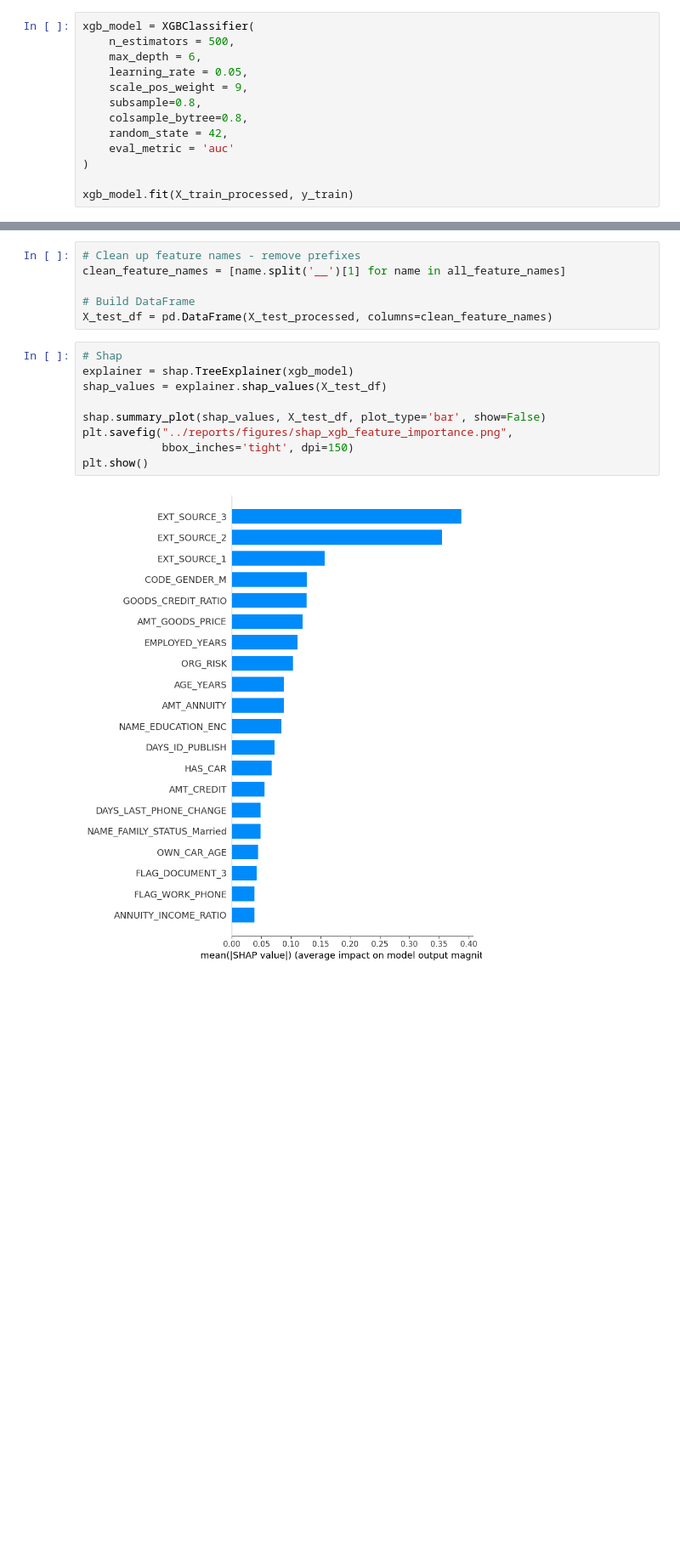
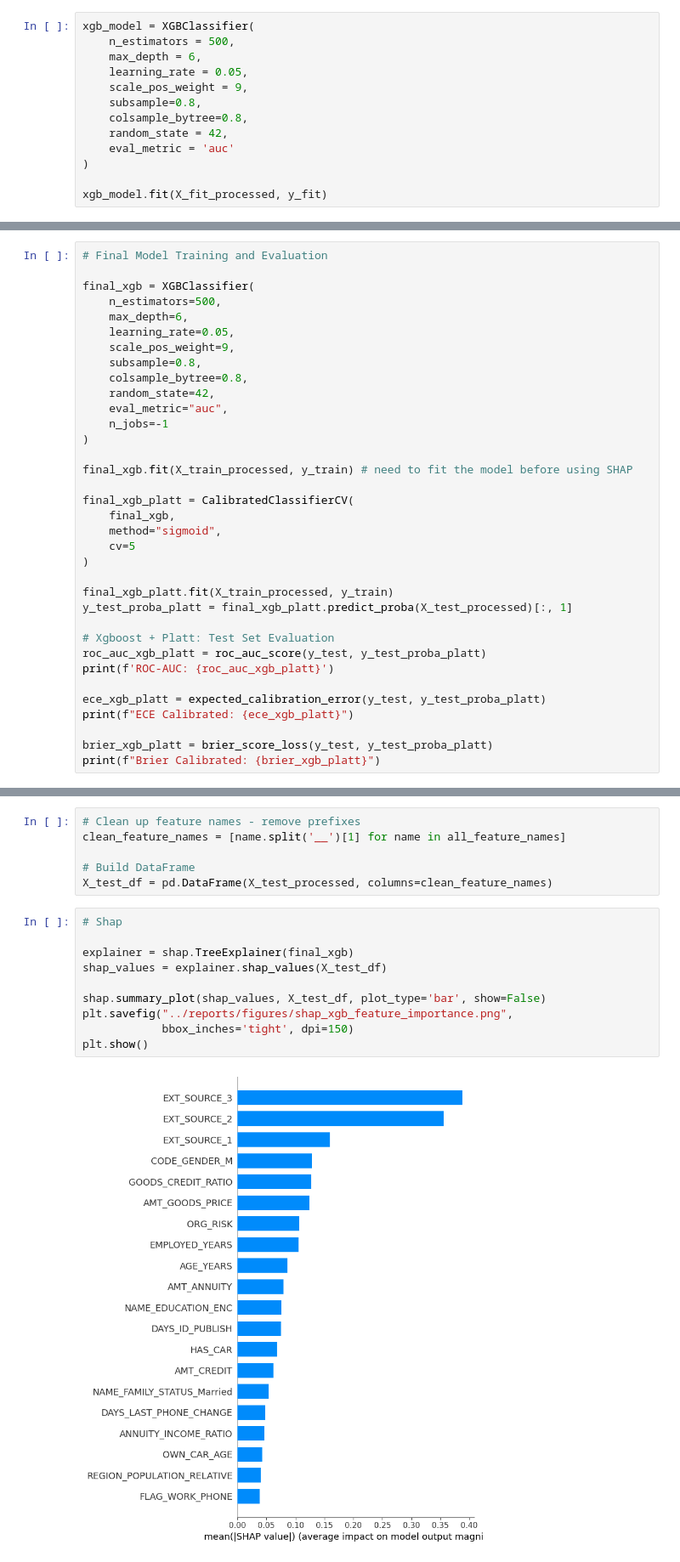
Before and after one commit to pratiksingh1296/credit-risk-modeling, a Jupyter notebook: notebooks/07_xgb_modeling.ipynb, the cells around one changed output, grey strips where cells are left out. Shown at 85% size. Drawn from its saved outputs; the diff is of its cells as text; blank space fills up the shorter version.

Commit message:
Finalize credit risk modeling pipeline

```diff
--- a/notebooks/07_xgb_modeling.ipynb
+++ b/notebooks/07_xgb_modeling.ipynb
@@ -31,7 +35,7 @@ xgb_model = XGBClassifier(
     eval_metric = 'auc'
 )
 
-xgb_model.fit(X_train_processed, y_train)
+xgb_model.fit(X_fit_processed, y_fit)
 # %% [output]
 XGBClassifier(base_score=None, booster=None, callbacks=None,
               colsample_bylevel=None, colsample_bynode=None,
@@ -175,0 +240,35 @@ model_comparison_df.to_csv("C:/Users/Pratik/DS/credit-risk-ml/reports/summary_ta
+# %%
+# Final Model Training and Evaluation
+
+final_xgb = XGBClassifier(
+    n_estimators=500,
+    max_depth=6,
+    learning_rate=0.05,
+    scale_pos_weight=9,
+    subsample=0.8,
+    colsample_bytree=0.8,
+    random_state=42,
+    eval_metric="auc",
+    n_jobs=-1
+)
+
+final_xgb.fit(X_train_processed, y_train) # need to fit the model before using SHAP
+
+final_xgb_platt = CalibratedClassifierCV(
+    final_xgb,
+    method="sigmoid",
+    cv=5
+)
+
+final_xgb_platt.fit(X_train_processed, y_train)
+y_test_proba_platt = final_xgb_platt.predict_proba(X_test_processed)[:, 1]
+
+# Xgboost + Platt: Test Set Evaluation
+roc_auc_xgb_platt = roc_auc_score(y_test, y_test_proba_platt)
+print(f'ROC-AUC: {roc_auc_xgb_platt}')
+
+ece_xgb_platt = expected_calibration_error(y_test, y_test_proba_platt)
+print(f"ECE Calibrated: {ece_xgb_platt}")
+
+brier_xgb_platt = brier_score_loss(y_test, y_test_proba_platt)
+print(f"Brier Calibrated: {brier_xgb_platt}")
@@ -193,15 +312,16 @@ clean_feature_names = [name.split('__')[1] for name in all_feature_names]
 X_test_df = pd.DataFrame(X_test_processed, columns=clean_feature_names)
 # %%
 # Shap
-explainer = shap.TreeExplainer(xgb_model)
+
+explainer = shap.TreeExplainer(final_xgb)
 shap_values = explainer.shap_values(X_test_df)
 
 shap.summary_plot(shap_values, X_test_df, plot_type='bar', show=False)
 plt.savefig("../reports/figures/shap_xgb_feature_importance.png",
             bbox_inches='tight', dpi=150)
 plt.show()
 # %% [output]
-[figure, old version]
+[figure, new version]
 # %%
 shap.summary_plot(shap_values, X_test_df, show=False)
 plt.savefig("../reports/figures/shap_xgb_feature_importance_bee.png",
```
Also changed, not shown: parts of 31 cells of this notebook, 31 other files.
